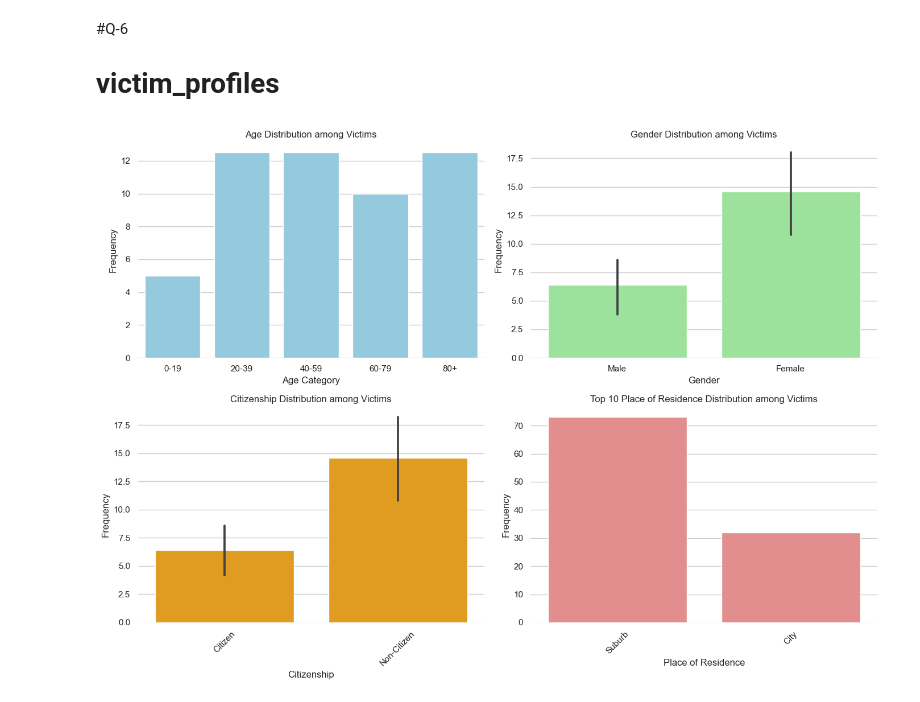
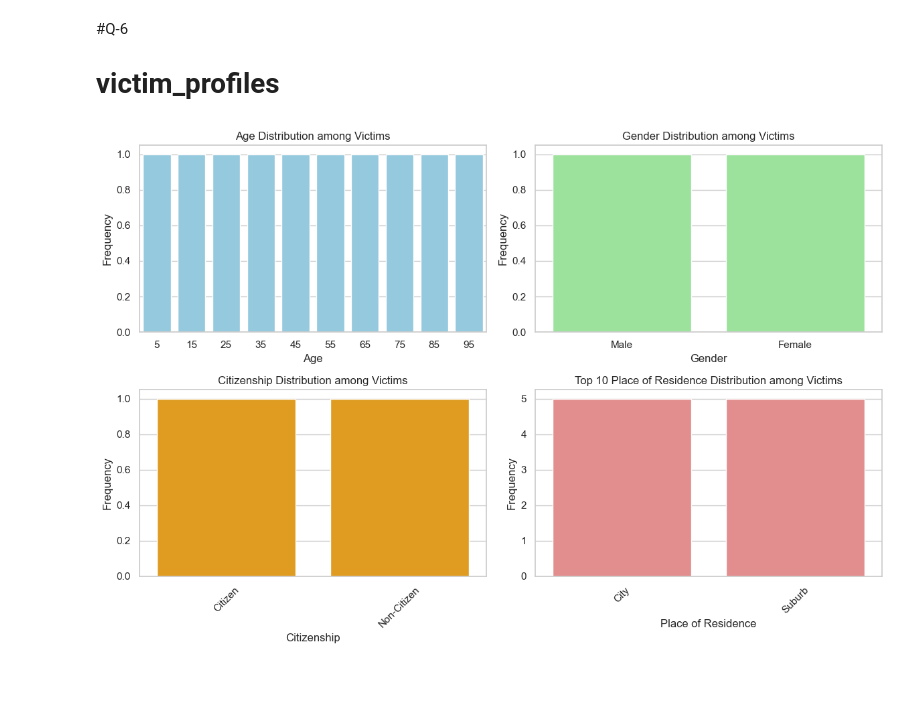
Before and after one commit to shahzaib-shafiq/Data-Science-Fundamentals, a Jupyter notebook: A4.ipynb, the cells around one changed output. Drawn from its saved outputs; the diff is of its cells as text; code cells hidden in the pictures.

```diff
--- a/A4.ipynb
+++ b/A4.ipynb
@@ -384,57 +452,42 @@ warnings.filterwarnings('ignore')
 # %%
+import pandas as pd
 import seaborn as sns
 import matplotlib.pyplot as plt
-import pandas as pd
 
 
 
-victim_profiles = pd.DataFrame(data)
+data = pd.read_csv("fatalities.csv")
+fig, ((ax1, ax2), (ax3, ax4)) = plt.subplots(2, 2, figsize=(12, 8))
 
-
-sns.set(style="whitegrid")
-
-fig = plt.figure(figsize=(14, 10))
-
-ax1 = fig.add_subplot(2, 2, 1)
-ax2 = fig.add_subplot(2, 2, 2)
-ax3 = fig.add_subplot(2, 2, 3)
-ax4 = fig.add_subplot(2, 2, 4)
-
-bins = [0, 20, 40, 60, 80, 100]
-labels = ['0-19', '20-39', '40-59', '60-79', '80+']
-victim_profiles['Age_Category'] = pd.cut(victim_profiles['age'], bins=bins, labels=labels, right=False)
-
-
-sns.barplot(x='Age_Category', y='Frequency', data=victim_profiles, ax=ax1, color='skyblue',ci=None)
+# Age Distribution among Victims
+sns.barplot(x='Age', y='Frequency', data=victim_profiles, ax=ax1, color='skyblue')
 ax1.set_title('Age Distribution among Victims')
-ax1.set_xlabel('Age Category')
+ax1.set_xlabel('Age')
 ax1.set_ylabel('Frequency')
 
-sns.barplot(x='gender', y='Frequency', data=victim_profiles, ax=ax2, color='lightgreen')
+# Gender Distribution among Victims
+sns.barplot(x='Gender', y='Frequency', data=victim_profiles, ax=ax2, color='lightgreen')
 ax2.set_title('Gender Distribution among Victims')
 ax2.set_xlabel('Gender')
 ax2.set_ylabel('Frequency')
 
-
-sns.barplot(x='citizenship', y='Frequency', data=victim_profiles, ax=ax3, color='orange')
+# Citizenship Distribution among Victims
+sns.barplot(x='Citizenship', y='Frequency', data=victim_profiles, ax=ax3, color='orange')
 ax3.set_title('Citizenship Distribution among Victims')
 ax3.set_xlabel('Citizenship')
 ax3.set_ylabel('Frequency')
 ax3.tick_params(axis='x', rotation=45)
 
-
-grouped_residence = victim_profiles.groupby('place_of_residence')['Frequency'].sum().reset_index()
+# Top 10 Place of Residence Distribution among Victims
+grouped_residence = victim_profiles.groupby('Place of Residence')['Frequency'].sum().reset_index()
 top_10_residence = grouped_residence.nlargest(10, 'Frequency')
-sns.barplot(x='place_of_residence', y='Frequency', data=top_10_residence, ax=ax4, color='lightcoral')
+sns.barplot(x='Place of Residence', y='Frequency', data=top_10_residence, ax=ax4, color='lightcoral')
 ax4.set_title('Top 10 Place of Residence Distribution among Victims')
 ax4.set_xlabel('Place of Residence')
 ax4.set_ylabel('Frequency')
 ax4.tick_params(axis='x', rotation=45)
 
-for ax in [ax1, ax2, ax3, ax4]:
-    sns.despine(ax=ax, left=True, bottom=True)
-
 plt.tight_layout()
 plt.show()
 # %% [output]
-[figure, old version]
+[figure, new version]
```
Also changed, not shown: parts of 8 cells of this notebook, 2 other files.
